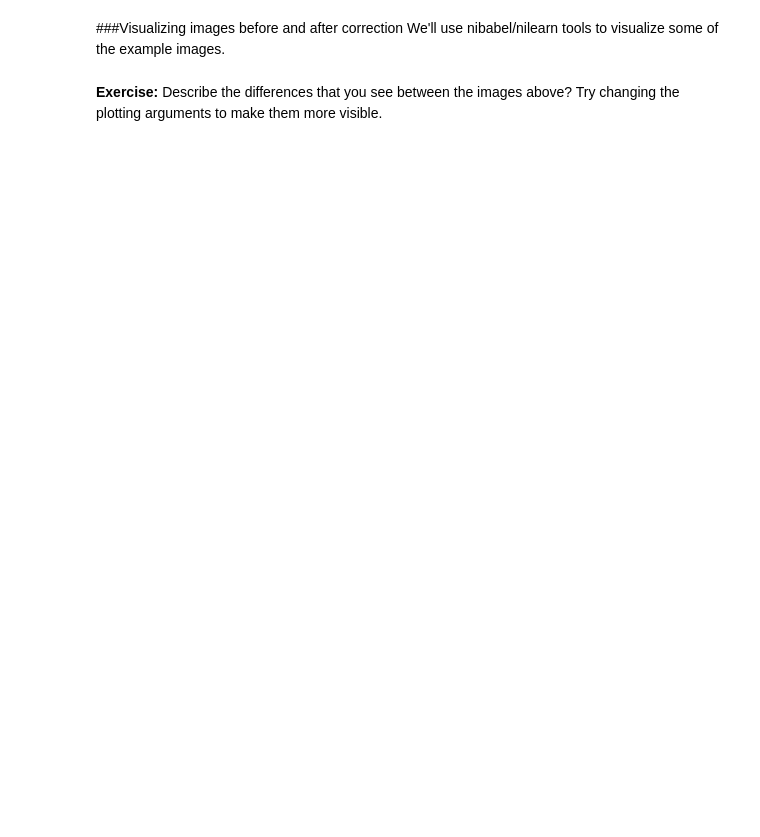
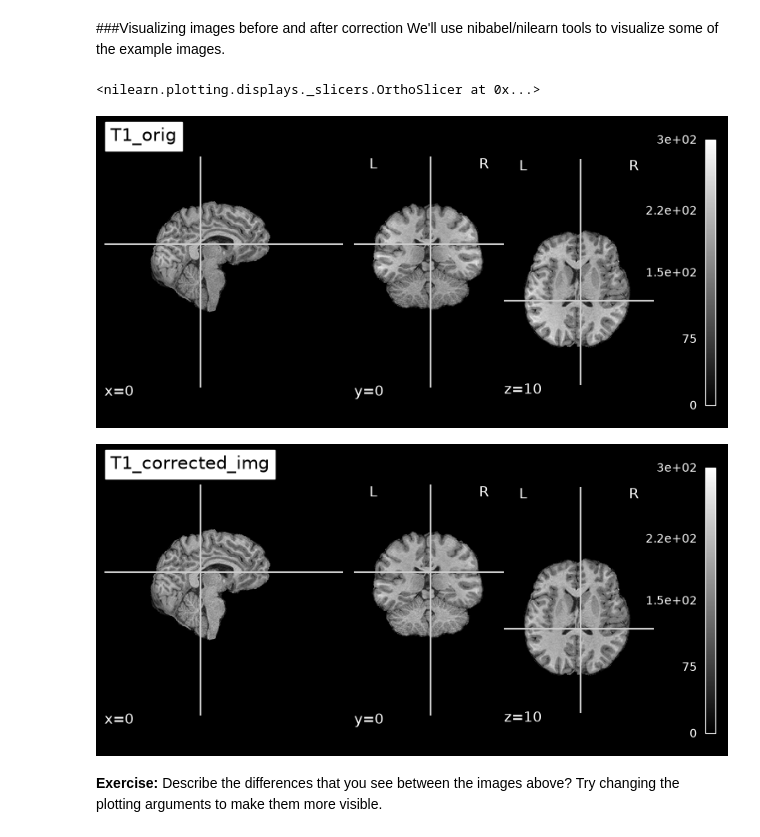
Before and after one commit to sacumesh/medical-imagining-labs, a Jupyter notebook: P2/Paiva-Sílvia_Lopez-Ivan_Mudiyanselage-Sachiththa_MHEDAS_MI_P2_exercises.ipynb, the cells around one changed output. Cells and saved outputs as stored; diff of their text form; code cells hidden in the pictures; blank space fills up the shorter version.

```diff
--- a/P2/Paiva-Sílvia_Lopez-Ivan_Mudiyanselage-Sachiththa_MHEDAS_MI_P2_exercises.ipynb
+++ b/P2/Paiva-Sílvia_Lopez-Ivan_Mudiyanselage-Sachiththa_MHEDAS_MI_P2_exercises.ipynb
@@ -106,14 +107,18 @@ We'll use nibabel/nilearn tools to visualize some of the example images.
 # %%
 import nibabel as nib
 from nilearn import plotting
-T1_orig = 'example_T1_brain.nii.gz'
-T1_corrected = 'example_T1_brain_restore.nii.gz' # this is the bias corrected image :)
+T1_orig = 'data_MHEDAS_MI_P1/example_T1_brain.nii.gz'
+T1_corrected = 'data_MHEDAS_MI_P1/example_T1_brain_restore.nii.gz' # this is the bias corrected image :)
 T1_img_orig = nib.load(T1_orig)
 T1_img_corrected = nib.load(T1_corrected)
 
 # plot
 cut_coords = (0,0,10) # try changing these coordinates
-plotting.plot_anat(T1_orig, title="T1_orig", cut_coords=cut_coords, vmax=500)
-plotting.plot_anat(T1_corrected, title="T1_corrected_img", cut_coords=cut_coords, vmax=500)
+plotting.plot_anat(T1_orig, title="T1_orig", cut_coords=cut_coords, vmax=300)
+plotting.plot_anat(T1_corrected, title="T1_corrected_img", cut_coords=cut_coords, vmax=300)
+# %% [output]
+<nilearn.plotting.displays._slicers.OrthoSlicer at 0x...>
+[figure, added]
+[figure, added]
 # %% [markdown]
 **Exercise:** Describe the differences that you see between the images above? Try changing the plotting arguments to make them more visible.
```
Also changed, not shown: parts of 4 cells of this notebook.
